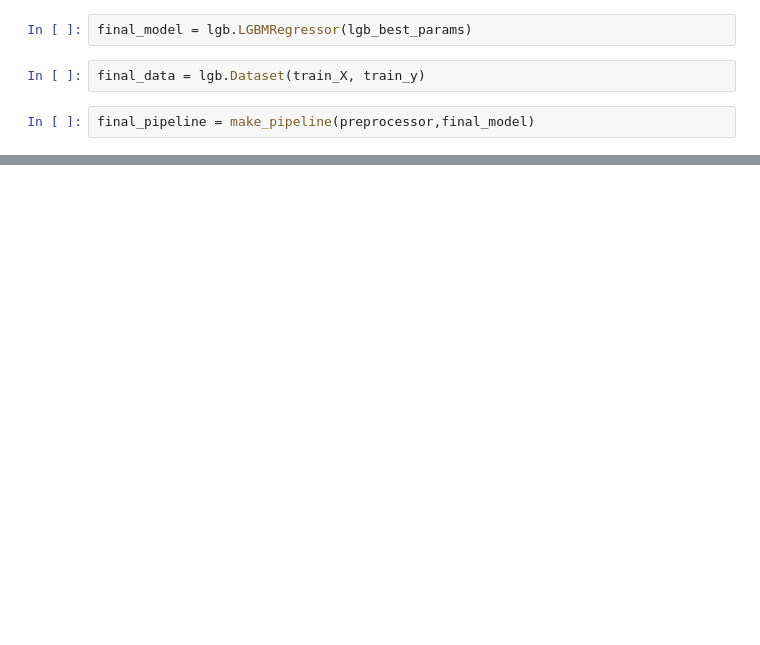
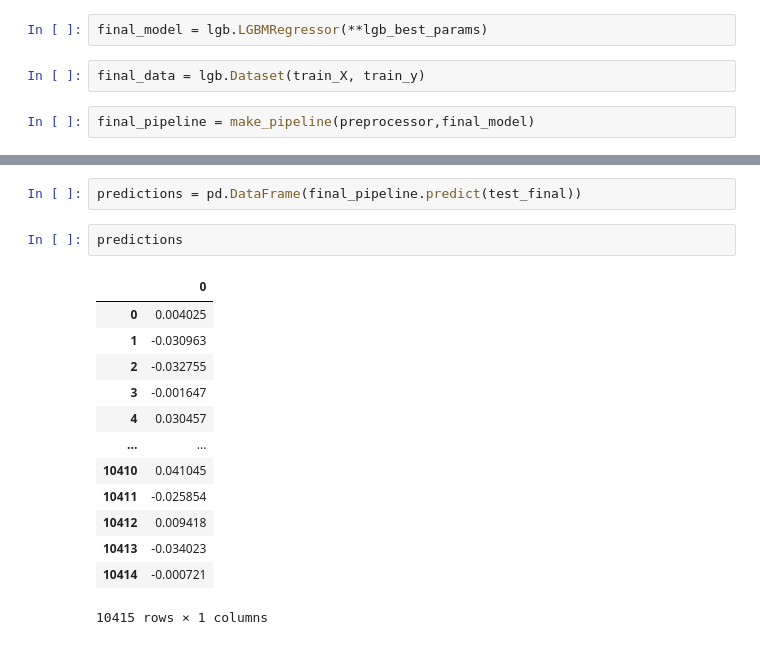
Before and after one commit to SilverSurferClash/ML_Best_Practices, a Jupyter notebook: s13-e15-reg-modelling.ipynb, the cells around one changed output, grey strips where cells are left out. Saved outputs shown, nothing was run; the diff lists cells and outputs as text; blank space fills up the shorter version.

```diff
--- a/s13-e15-reg-modelling.ipynb
+++ b/s13-e15-reg-modelling.ipynb
@@ -533,5 +556,5 @@ lgb_best_params = study.best_params
 # %%
-final_model = lgb.LGBMRegressor(lgb_best_params)
+final_model = lgb.LGBMRegressor(**lgb_best_params)
 # %%
 final_data = lgb.Dataset(train_X, train_y)
 # %%
@@ -562,0 +622,18 @@ TypeError: Unknown type of parameter:boosting_type, got:dict
+# %%
+predictions = pd.DataFrame(final_pipeline.predict(test_final))
+# %%
+predictions
+# %% [output]
+|  | 0 |
+| 0 | 0.004025 |
+| 1 | -0.030963 |
+| 2 | -0.032755 |
+| 3 | -0.001647 |
+| 4 | 0.030457 |
+| ... | ... |
+| 10410 | 0.041045 |
+| 10411 | -0.025854 |
+| 10412 | 0.009418 |
+| 10413 | -0.034023 |
+| 10414 | -0.000721 |
+10415 rows × 1 columns
```
Also changed, not shown: parts of 17 cells of this notebook.
